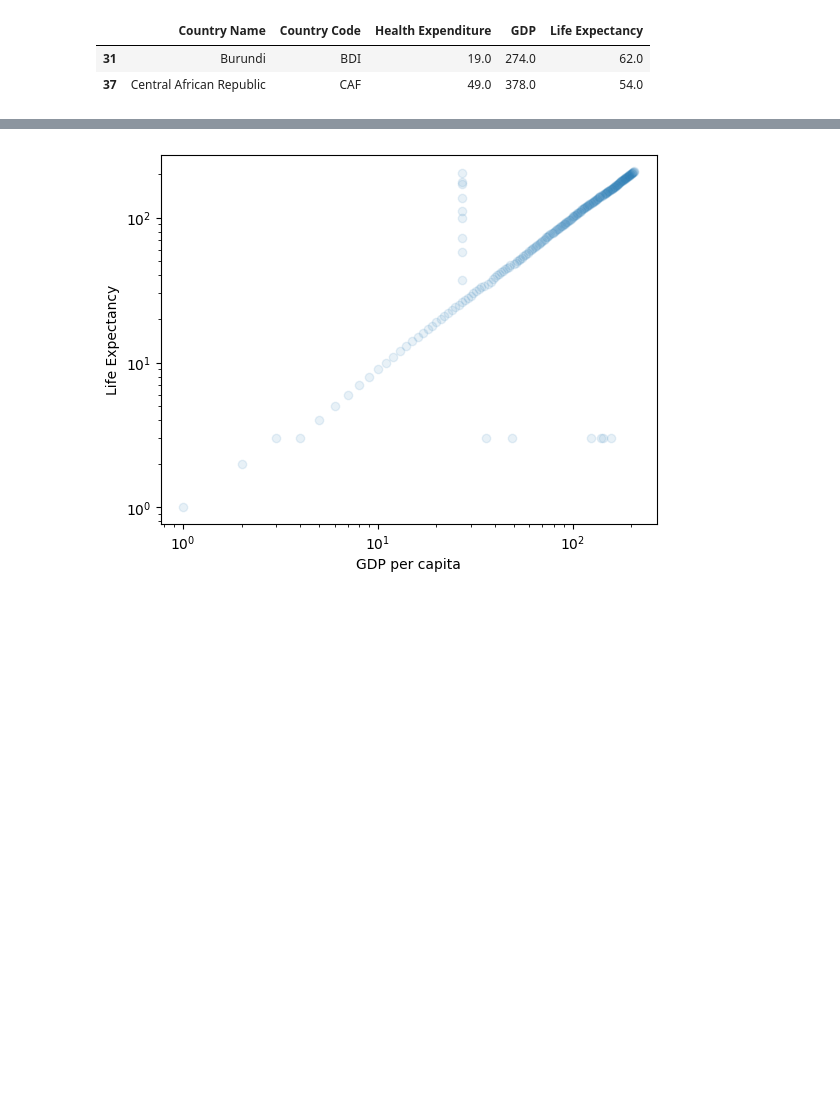
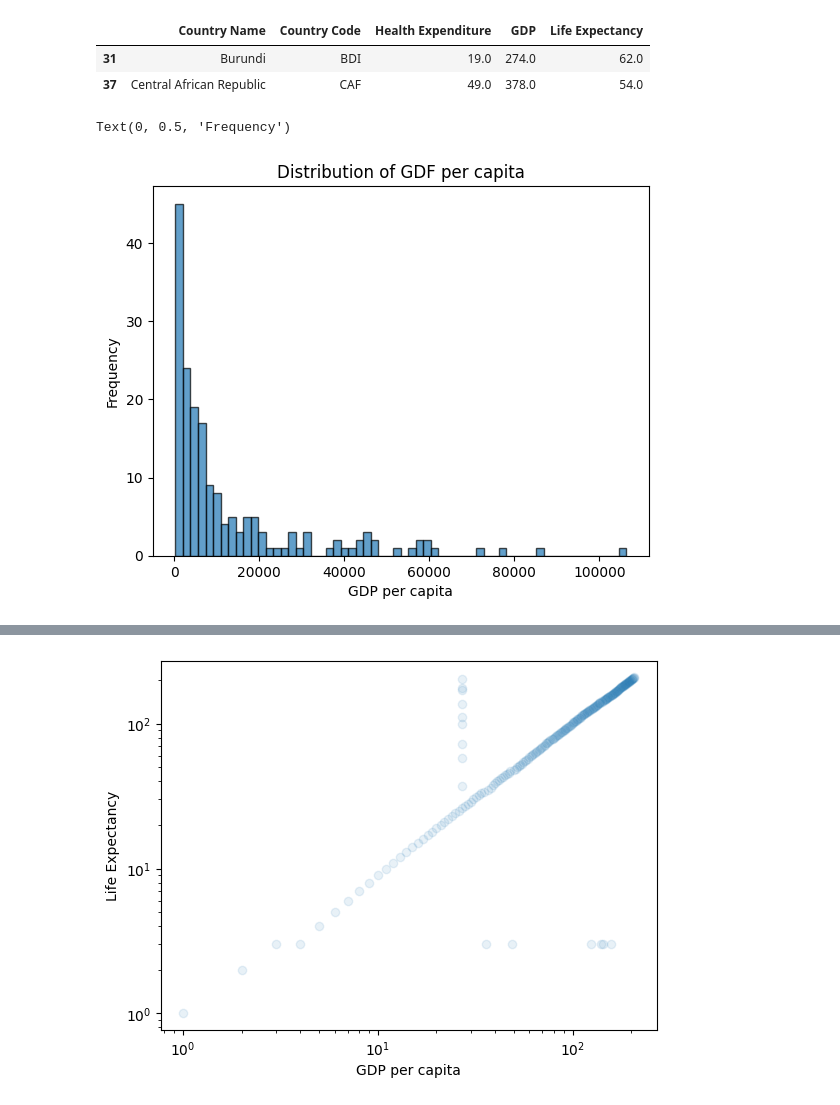
Before and after one commit to hannmann/Challenge, a Jupyter notebook: challenge2.ipynb, the cells around one changed output, grey strips where cells are left out. Cells and saved outputs as stored; diff of their text form; code cells hidden in the pictures; blank space fills up the shorter version.

Commit message:
added histograms

```diff
--- a/challenge2.ipynb
+++ b/challenge2.ipynb
@@ -118,3 +118,11 @@ df_final.nsmallest(2, 'GDP')
 |  | Country Name | Country Code | Health Expenditure | GDP | Life Expectancy |
 | 31 | Burundi | BDI | 19.0 | 274.0 | 62.0 |
 | 37 | Central African Republic | CAF | 49.0 | 378.0 | 54.0 |
+# %%
+plt.hist(df_final['GDP'], bins=60, edgecolor='k', alpha=0.7)
+plt.title(f'Distribution of GDF per capita')
+plt.xlabel('GDP per capita')
+plt.ylabel('Frequency')
+# %% [output]
+Text(0, 0.5, 'Frequency')
+[figure, added]
```
Also changed, not shown: parts of 3 cells of this notebook.
